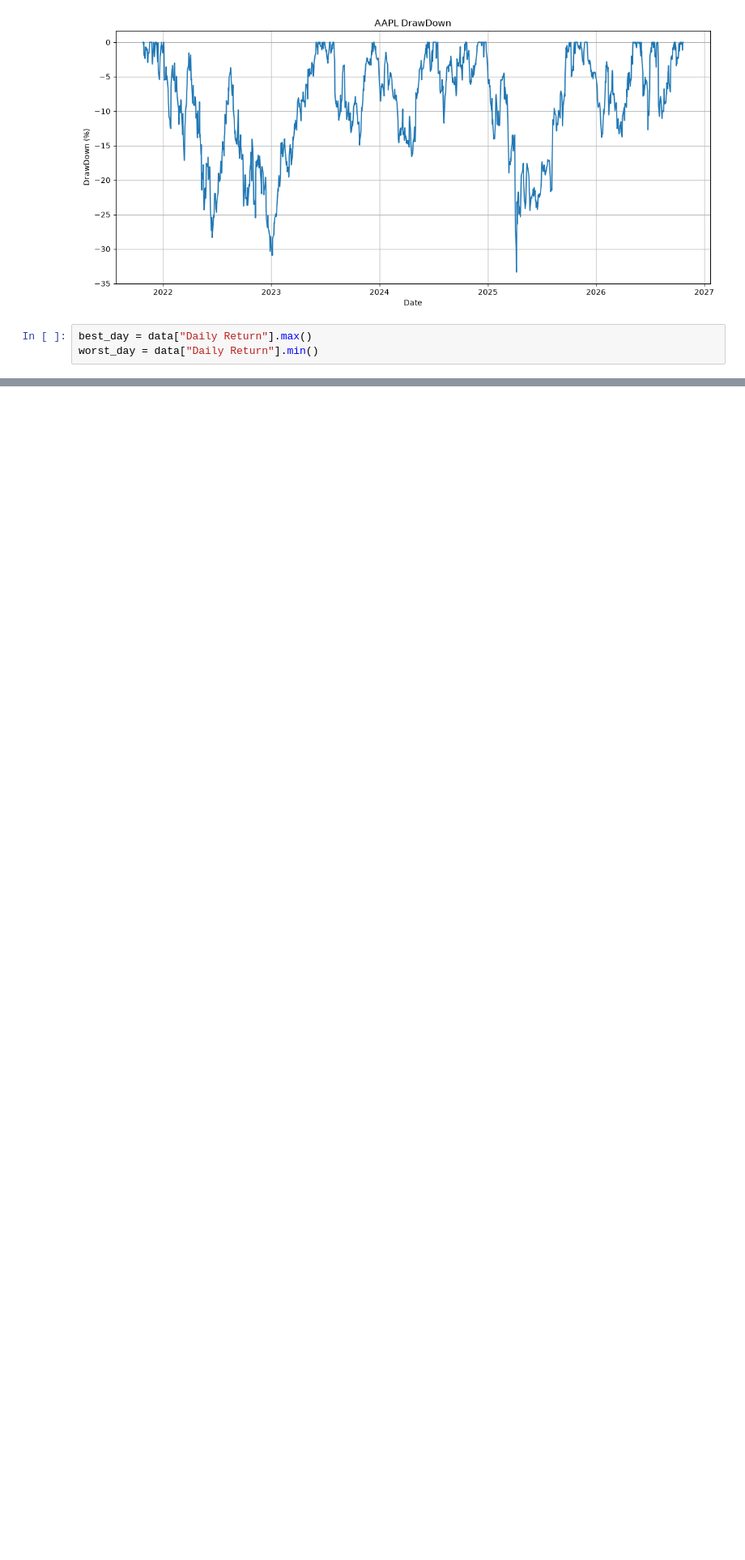
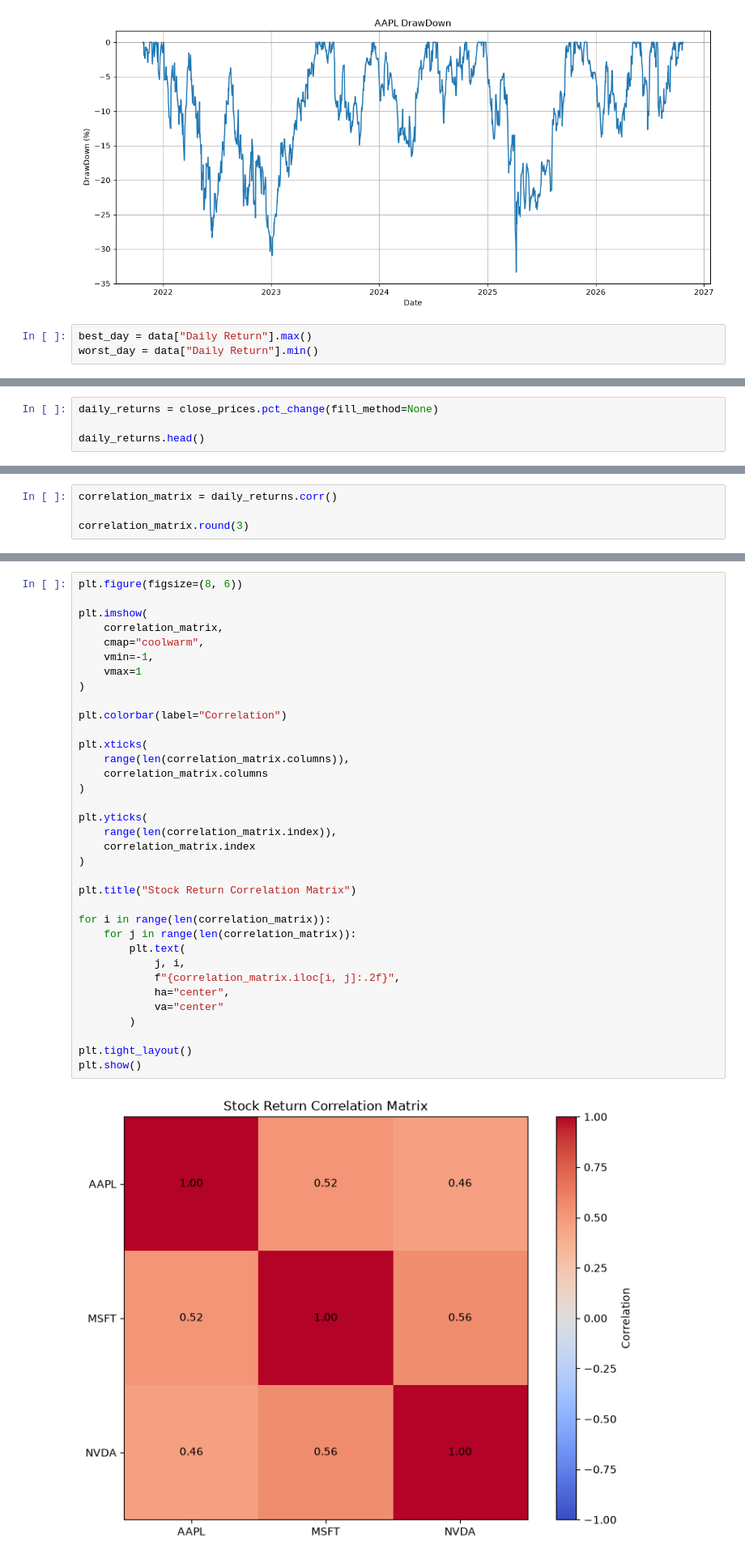
Before and after one commit to deepanshusaxena315/stock-financial-analysis, a Jupyter notebook: notebooks/stock_analysis.ipynb, the cells around one changed output, grey strips where cells are left out. Shown at 81% size. Saved outputs shown, nothing was run; the diff lists cells and outputs as text; blank space fills up the shorter version.

```diff
--- a/notebooks/stock_analysis.ipynb
+++ b/notebooks/stock_analysis.ipynb
@@ -311,0 +374,4 @@ summary_df
+# %%
+daily_returns = close_prices.pct_change(fill_method=None)
+
+daily_returns.head()
@@ -311,0 +489,4 @@ summary_df
+# %%
+correlation_matrix = daily_returns.corr()
+
+correlation_matrix.round(3)
@@ -311,0 +499,37 @@ summary_df
+# %%
+plt.figure(figsize=(8, 6))
+
+plt.imshow(
+    correlation_matrix,
+    cmap="coolwarm",
+    vmin=-1,
+    vmax=1
+)
+
+plt.colorbar(label="Correlation")
+
+plt.xticks(
+    range(len(correlation_matrix.columns)),
+    correlation_matrix.columns
+)
+
+plt.yticks(
+    range(len(correlation_matrix.index)),
+    correlation_matrix.index
+)
+
+plt.title("Stock Return Correlation Matrix")
+
+for i in range(len(correlation_matrix)):
+    for j in range(len(correlation_matrix)):
+        plt.text(
+            j, i,
+            f"{correlation_matrix.iloc[i, j]:.2f}",
+            ha="center",
+            va="center"
+        )
+
+plt.tight_layout()
+plt.show()
+# %% [output]
+[figure, added]
```
Also changed, not shown: parts of 29 cells of this notebook, 1 other file.
